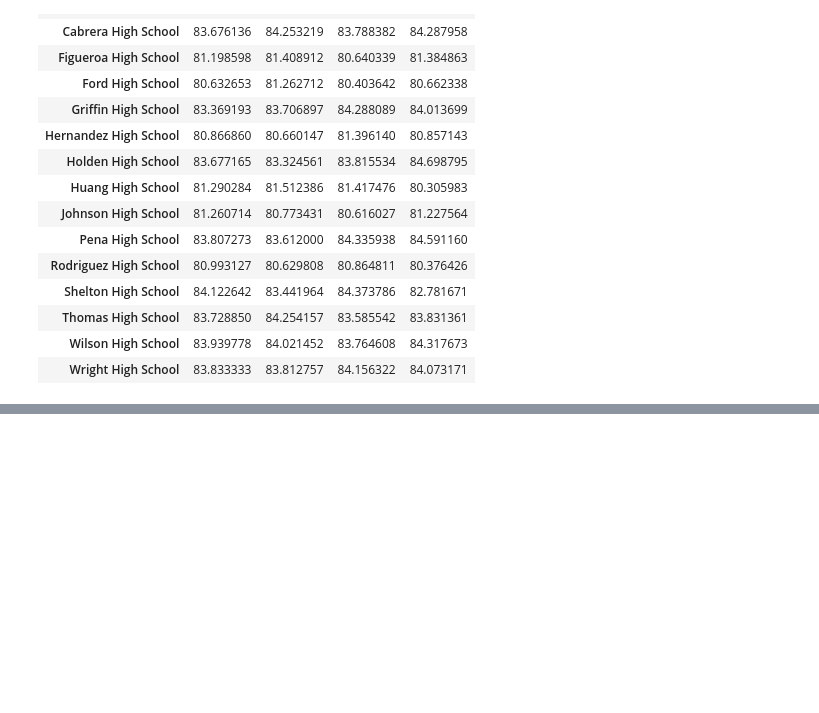
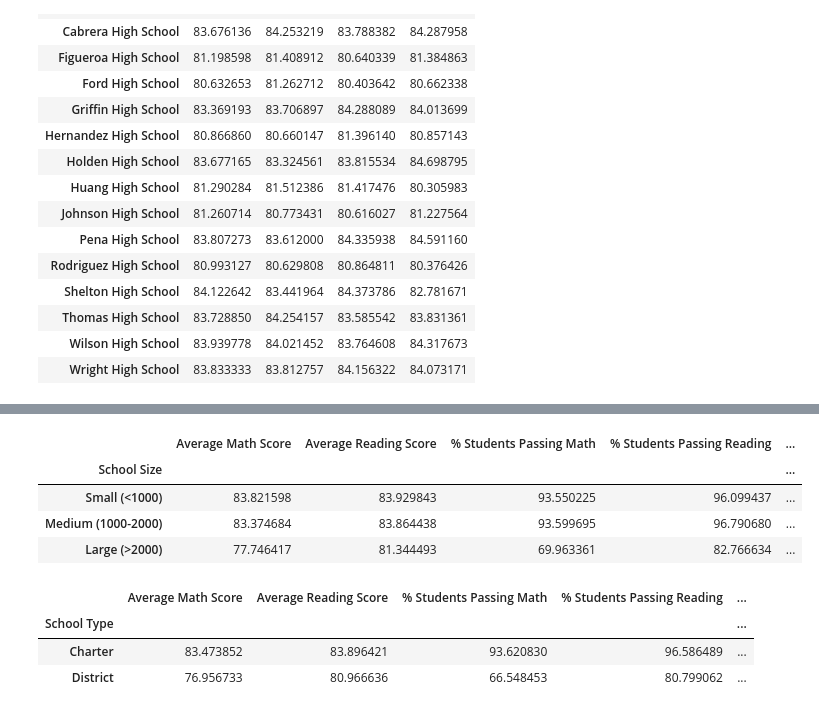
Before and after one commit to rebeccatast/Pandas-Challenge, a Jupyter notebook: PyCitySchools2.ipynb, the cells around one changed output, grey strips where cells are left out. Cells and saved outputs as stored; diff of their text form; code cells hidden in the pictures; blank space fills up the shorter version.

```diff
--- a/PyCitySchools2.ipynb
+++ b/PyCitySchools2.ipynb
@@ -486,0 +501,43 @@ by_type
+# %%
+# Size bins
+size_bins = [0, 999, 1999, 99999999999]
+group_names = ["Small (<1000)", "Medium (1000-2000)" , "Large (>2000)"]
+
+#Create new dataframe
+by_size = school_group_df.loc[:,["Average Math Score",
+                                  "Average Reading Score",
+                                  "% Students Passing Math",
+                                  "% Students Passing Reading",
+                                  "% Students Passing Overall"]]
+
+
+
+
+# Add a new columns named School Size and binning based off size
+by_size["School Size"]= pd.cut(school_group_df["Total Students"],size_bins,labels=group_names)
+
+# Create a group by size
+by_size = by_size.groupby("School Size").mean()
+by_size
+# %% [output]
+|  | Average Math Score | Average Reading Score | % Students Passing Math | % Students Passing Reading | ... |
+| School Size |  |  |  |  | ... |
+| Small (<1000) | 83.821598 | 83.929843 | 93.550225 | 96.099437 | ... |
+| Medium (1000-2000) | 83.374684 | 83.864438 | 93.599695 | 96.790680 | ... |
+| Large (>2000) | 77.746417 | 81.344493 | 69.963361 | 82.766634 | ... |
+# %%
+#Type of School
+by_type =school_group_df[["School Type",
+                          "Average Math Score",
+                          "Average Reading Score",
+                          "% Students Passing Math",
+                          "% Students Passing Reading",
+                          "% Students Passing Overall"]]
+#Create a group by type
+by_type = by_type.groupby("School Type").mean()
+by_type
+# %% [output]
+|  | Average Math Score | Average Reading Score | % Students Passing Math | % Students Passing Reading | ... |
+| School Type |  |  |  |  | ... |
+| Charter | 83.473852 | 83.896421 | 93.620830 | 96.586489 | ... |
+| District | 76.956733 | 80.966636 | 66.548453 | 80.799062 | ... |
```
Also changed, not shown: parts of 16 cells of this notebook.
